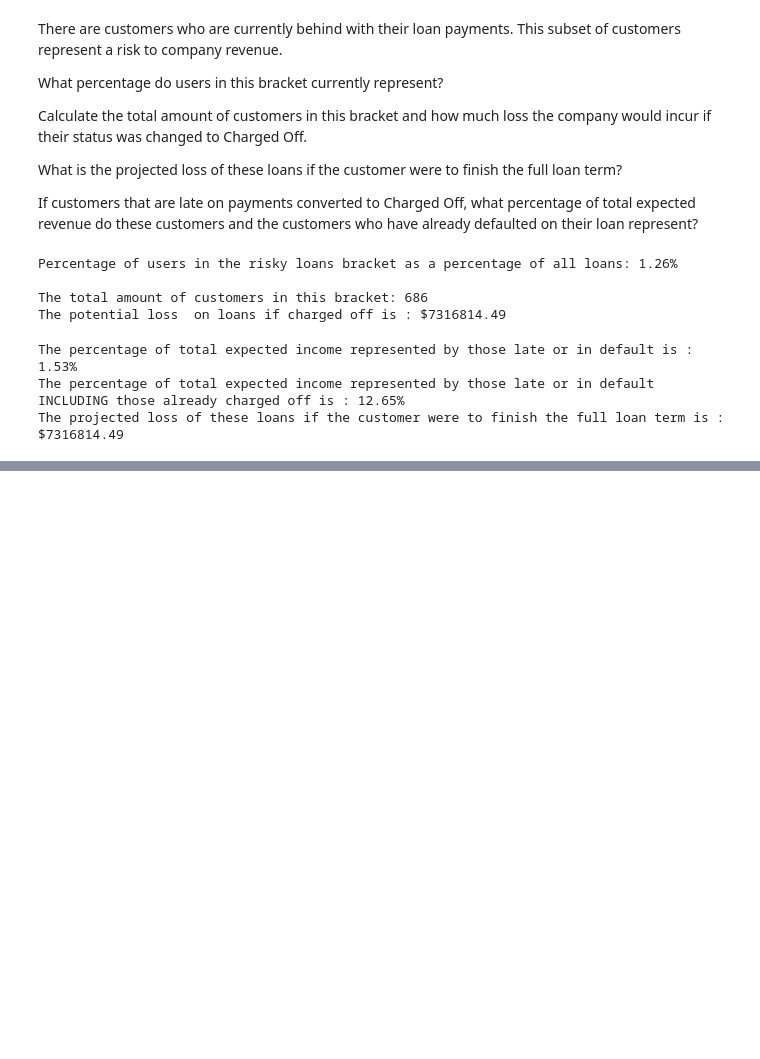
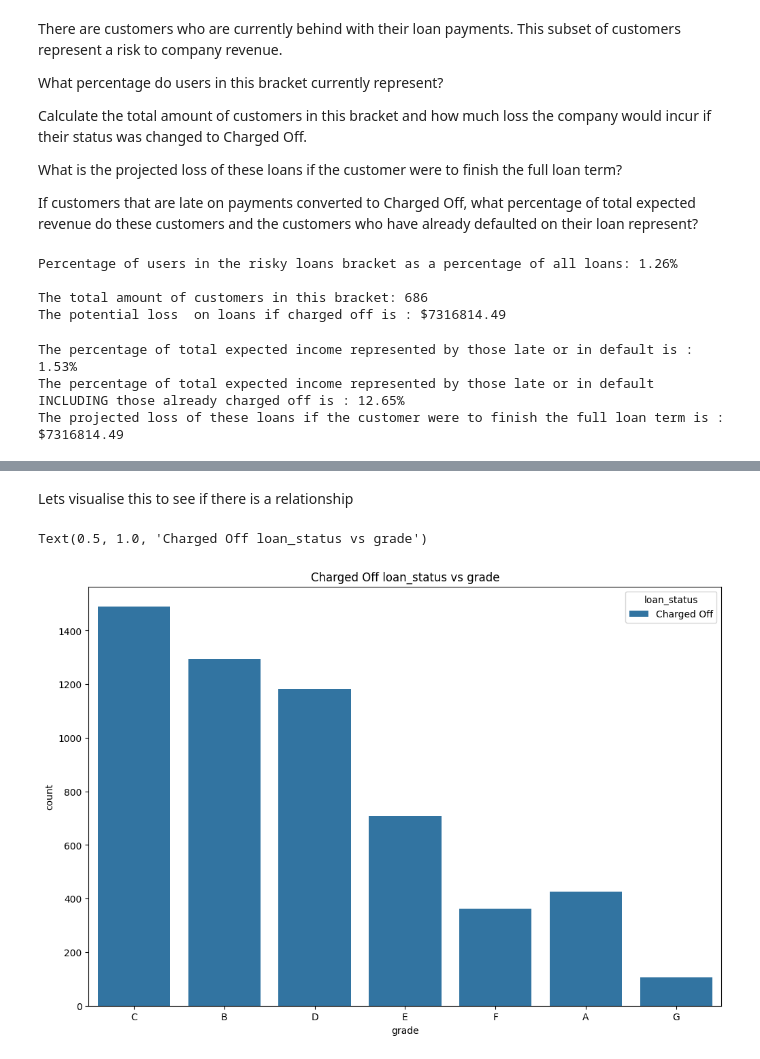
Before and after one commit to balany1/exploratory-data-analysis---customer-loans-in-finance152, a Jupyter notebook: analysis.ipynb, the cells around one changed output, grey strips where cells are left out. Saved outputs shown, nothing was run; the diff lists cells and outputs as text; code cells hidden in the pictures; blank space fills up the shorter version.

```diff
--- a/analysis.ipynb
+++ b/analysis.ipynb
@@ -303,0 +315,10 @@ The projected loss of these loans if the customer were to finish the full loan t
+# %% [markdown]
+Lets visualise this to see if there is a relationship
+# %%
+# Let's see the relationship between Charged Off loan_status and grade
+fig, ax = plt.subplots(figsize=(12,8))
+sns.countplot(x='grade', hue='loan_status', data=df_charged_off)
+plt.title("Charged Off loan_status vs grade")
+# %% [output]
+Text(0.5, 1.0, 'Charged Off loan_status vs grade')
+[figure, added]
```
Also changed, not shown: parts of 16 cells of this notebook, 3 other files.
